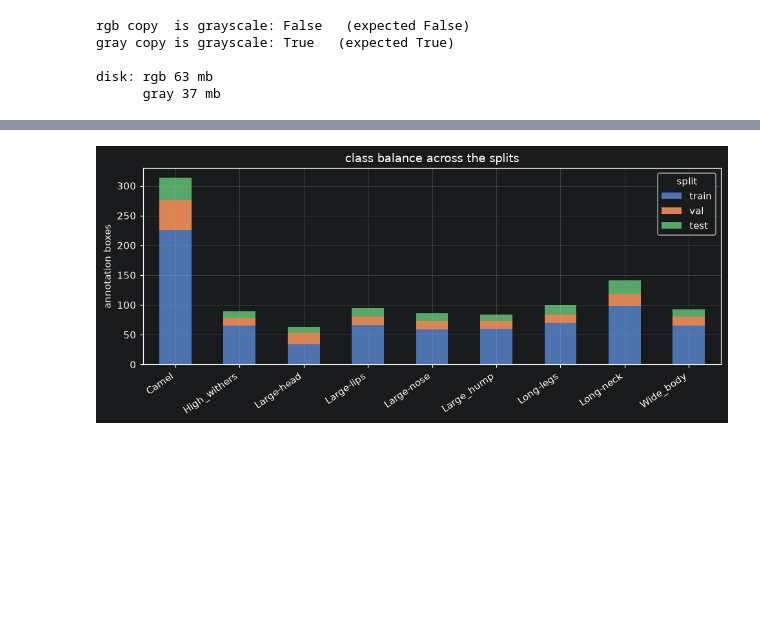
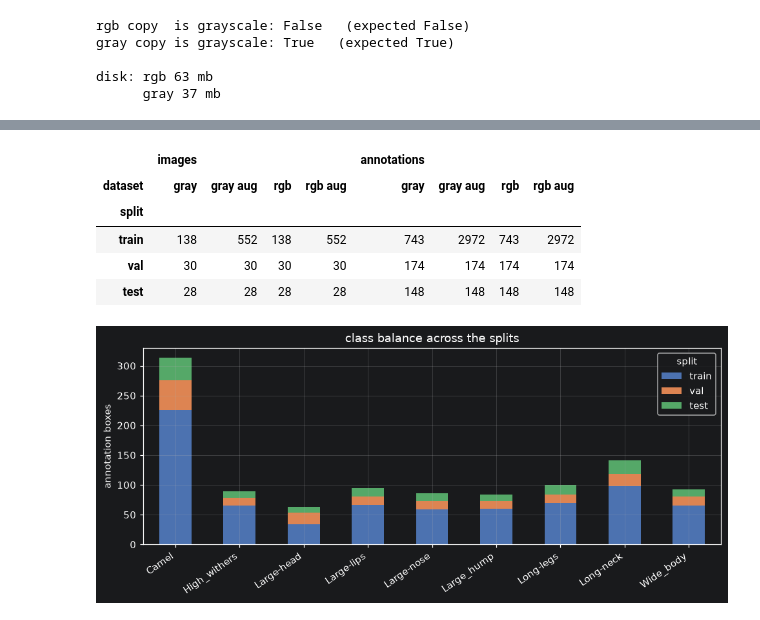
Before and after one commit to Rmsaah/camel-beauty-assessor, a Jupyter notebook: preprocessing.ipynb, the cells around one changed output, grey strips where cells are left out. Cells and saved outputs as stored; diff of their text form; code cells hidden in the pictures; blank space fills up the shorter version.

```diff
--- a/preprocessing.ipynb
+++ b/preprocessing.ipynb
@@ -352,3 +583,21 @@ pd.DataFrame(summary).pivot(index="split", columns="dataset", values=["images",
+# %%
+summary = []
+for d, label in ((out_rgb, "rgb"), (out_gray, "gray"),
+                 (out_rgb_aug, "rgb aug"), (out_gray_aug, "gray aug")):
+    for sp in ["train", "val", "test"]:
+        n_img = len(os.listdir(os.path.join(d, sp, "images")))
+        n_box = sum(len(open(os.path.join(d, sp, "labels", f), encoding="utf-8").readlines())
+                    for f in os.listdir(os.path.join(d, sp, "labels")))
+        summary.append({"dataset": label, "split": sp, "images": n_img, "annotations": n_box})
+
+pd.DataFrame(summary).pivot(index="split", columns="dataset", values=["images", "annotations"]).reindex(["train", "val", "test"])
+# %% [output]
+|  | images |  |  |  | annotations |  |  |  |
+| dataset | gray | gray aug | rgb | rgb aug | gray | gray aug | rgb | rgb aug |
+| split |  |  |  |  |  |  |  |  |
+| train | 138 | 552 | 138 | 552 | 743 | 2972 | 743 | 2972 |
+| val | 30 | 30 | 30 | 30 | 174 | 174 | 174 | 174 |
+| test | 28 | 28 | 28 | 28 | 148 | 148 | 148 | 148 |
 # %%
 fig, ax = plt.subplots(figsize=(9, 4))
 per_class[["train", "val", "test"]].plot(kind="bar", stacked=True, ax=ax,
```
Also changed, not shown: parts of 27 cells of this notebook.
